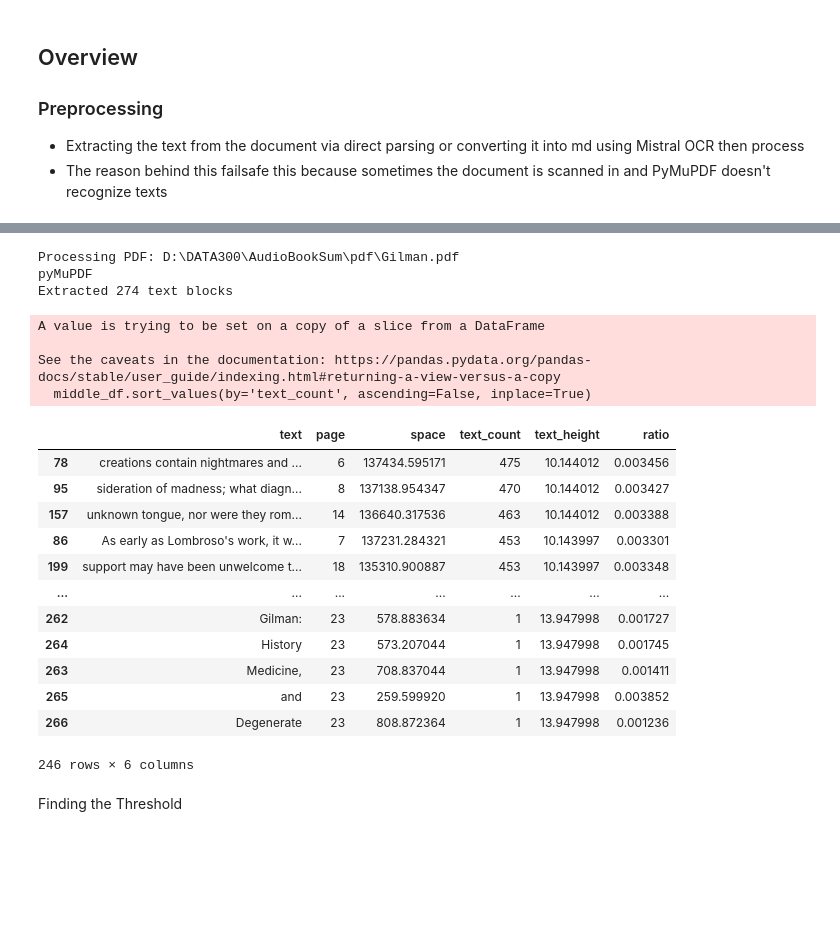
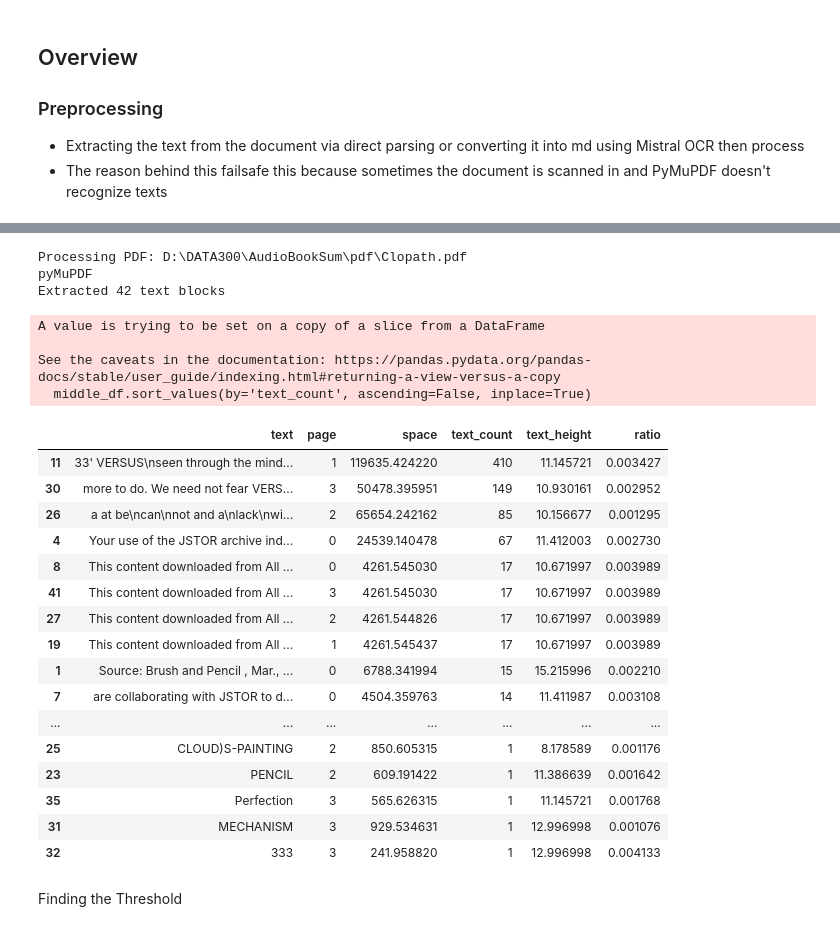
Before and after one commit to NamHaiBui/BookSum, a Jupyter notebook: src/pdf_converter.ipynb, the cells around one changed output, grey strips where cells are left out. Drawn from its saved outputs; the diff is of its cells as text; code cells hidden in the pictures; blank space fills up the shorter version.

```diff
--- a/src/pdf_converter.ipynb
+++ b/src/pdf_converter.ipynb
@@ -298,6 +280,6 @@ df[:30]
 # %%
 
-input_pdf_path = r'D:\DATA300\AudioBookSum\pdf\Gilman.pdf'
+input_pdf_path = r'D:\DATA300\AudioBookSum\pdf\Clopath.pdf'
 pdf_file = Path(input_pdf_path)
 assert pdf_file.is_file()
 base_name = os.path.splitext(input_pdf_path)[0]
@@ -347,44 +329,48 @@ df = pd.DataFrame(data)
 df['ratio'].median()
 lower_q = df['ratio'].quantile(0.0)
 upper_q = df['ratio'].quantile(0.9)
 
 middle_df = df[(df['ratio'] >= lower_q) & (df['ratio'] <= upper_q) & (df['text_count'] > 0)]
 middle_df.sort_values(by='text_count', ascending=False, inplace=True)
 middle_df
 #Plot out the frequency of text height
 # plt.figure(figsize=(10, 6))
 # plt.hist(df["text_height"], bins=30, color='blue', alpha=0.7)
 # plt.xlabel("Text Height")
 # plt.ylabel("Frequency")
 # plt.title("Histogram of Text Height")
 # plt.grid(axis='y', alpha=0.75)
 # plt.show()
 # df
 # plt.figure(figsize=(10, 6))
 # plt.hist(df["ratio"], bins=30, color='blue', alpha=0.7)
 # plt.xlabel("Text Count to Space Ratio")
 # plt.ylabel("Frequency")
 # plt.title("Histogram of Text Count to Space Ratio")
 # plt.grid(axis='y', alpha=0.75)
 # plt.show()
 # %% [output]
-Processing PDF: D:\DATA300\AudioBookSum\pdf\Gilman.pdf
+Processing PDF: D:\DATA300\AudioBookSum\pdf\Clopath.pdf
 pyMuPDF
-Extracted 274 text blocks
+Extracted 42 text blocks
 A value is trying to be set on a copy of a slice from a DataFrame
 
 See the caveats in the documentation: https://pandas.pydata.org/pandas-docs/stable/user_guide/indexing.html#returning-a-view-versus-a-copy
   middle_df.sort_values(by='text_count', ascending=False, inplace=True)
 |  | text | page | space | text_count | text_height | ratio |
-| 78 | creations contain nightmares and ... | 6 | 137434.595171 | 475 | 10.144012 | 0.003456 |
-| 95 | sideration of madness; what diagn... | 8 | 137138.954347 | 470 | 10.144012 | 0.003427 |
-| 157 | unknown tongue, nor were they rom... | 14 | 136640.317536 | 463 | 10.144012 | 0.003388 |
-| 86 | As early as Lombroso's work, it w... | 7 | 137231.284321 | 453 | 10.143997 | 0.003301 |
-| 199 | support may have been unwelcome t... | 18 | 135310.900887 | 453 | 10.143997 | 0.003348 |
+| 11 | 33' VERSUS\nseen through the mind... | 1 | 119635.424220 | 410 | 11.145721 | 0.003427 |
+| 30 | more to do. We need not fear VERS... | 3 | 50478.395951 | 149 | 10.930161 | 0.002952 |
+| 26 | a at be\ncan\nnot and a\nlack\nwi... | 2 | 65654.242162 | 85 | 10.156677 | 0.001295 |
+| 4 | Your use of the JSTOR archive ind... | 0 | 24539.140478 | 67 | 11.412003 | 0.002730 |
+| 8 | This content downloaded from All ... | 0 | 4261.545030 | 17 | 10.671997 | 0.003989 |
+| 41 | This content downloaded from All ... | 3 | 4261.545030 | 17 | 10.671997 | 0.003989 |
+| 27 | This content downloaded from All ... | 2 | 4261.544826 | 17 | 10.671997 | 0.003989 |
+| 19 | This content downloaded from All ... | 1 | 4261.545437 | 17 | 10.671997 | 0.003989 |
+| 1 | Source: Brush and Pencil , Mar., ... | 0 | 6788.341994 | 15 | 15.215996 | 0.002210 |
+| 7 | are collaborating with JSTOR to d... | 0 | 4504.359763 | 14 | 11.411987 | 0.003108 |
 | ... | ... | ... | ... | ... | ... | ... |
-| 262 | Gilman: | 23 | 578.883634 | 1 | 13.947998 | 0.001727 |
-| 264 | History | 23 | 573.207044 | 1 | 13.947998 | 0.001745 |
-| 263 | Medicine, | 23 | 708.837044 | 1 | 13.947998 | 0.001411 |
-| 265 | and | 23 | 259.599920 | 1 | 13.947998 | 0.003852 |
-| 266 | Degenerate | 23 | 808.872364 | 1 | 13.947998 | 0.001236 |
+| 25 | CLOUD)S-PAINTING | 2 | 850.605315 | 1 | 8.178589 | 0.001176 |
+| 23 | PENCIL | 2 | 609.191422 | 1 | 11.386639 | 0.001642 |
+| 35 | Perfection | 3 | 565.626315 | 1 | 11.145721 | 0.001768 |
+| 31 | MECHANISM | 3 | 929.534631 | 1 | 12.996998 | 0.001076 |
+| 32 | 333 | 3 | 241.958820 | 1 | 12.996998 | 0.004133 |
-246 rows × 6 columns
```
Also changed, not shown: parts of 3 cells of this notebook, 8 other files.
